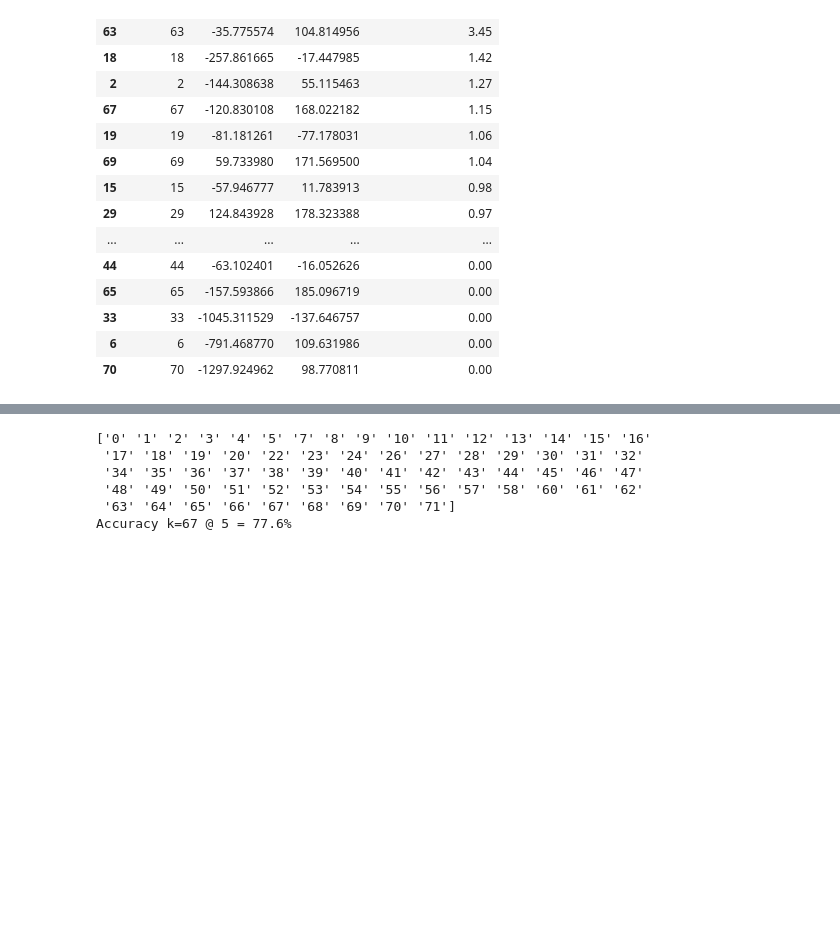
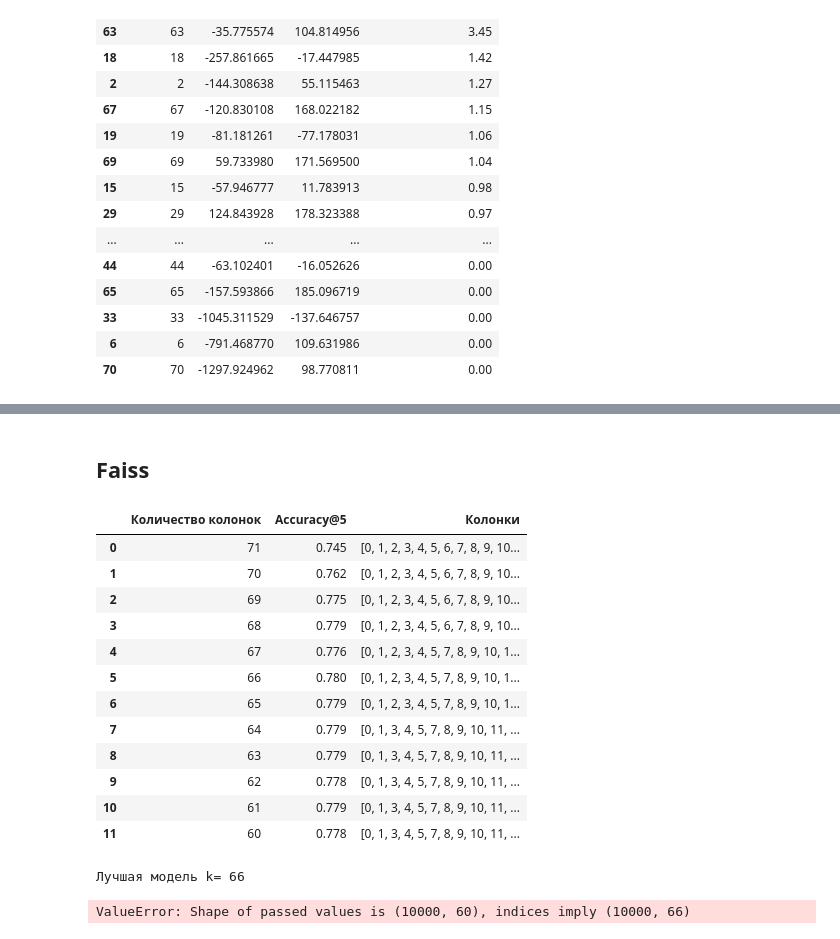
Before and after one commit to 9yx/matching, a Jupyter notebook: matching.ipynb, the cells around one changed output, grey strips where cells are left out. Drawn from its saved outputs; the diff is of its cells as text; code cells hidden in the pictures; blank space fills up the shorter version.

```diff
--- a/matching.ipynb
+++ b/matching.ipynb
@@ -338 +340,25 @@ base_index = {k: v for k, v in enumerate(df_base.index.to_list())}
+# %% [markdown]
+## Faiss
+# %%
+df_train_y = df_train['Target']
+df_train.drop('Target', axis=1, inplace=True)
+# %%
+class ScalerWithNames(BaseEstimator, TransformerMixin):
+    def __init__(self, scaler=StandardScaler()):
+        self.scaler = scaler
+        self.columns = None
+
+    def fit(self, X, y=None):
+        self.columns = X.columns
+        self.scaler.fit(X, y)
+        return self
+
+    def transform(self, X):
+        X_scaled = self.scaler.transform(X)
+        return pd.DataFrame(X_scaled, columns=self.columns, index=X.index)
+
+data_preprocessor = make_column_transformer((ScalerWithNames(), make_column_selector(dtype_include='number')),
+                                            remainder='passthrough')
+
+pipeline = Pipeline(steps=[('scaler', data_preprocessor)])
 # %%
@@ -375,10 +396,41 @@ def train(k):
-# %%
-distances, indices, df_train_scaled, df_base_scaled, features_names, ivf_index, scaler = train(67)
-# %% [output]
-['0' '1' '2' '3' '4' '5' '7' '8' '9' '10' '11' '12' '13' '14' '15' '16'
- '17' '18' '19' '20' '22' '23' '24' '26' '27' '28' '29' '30' '31' '32'
- '34' '35' '36' '37' '38' '39' '40' '41' '42' '43' '44' '45' '46' '47'
- '48' '49' '50' '51' '52' '53' '54' '55' '56' '57' '58' '60' '61' '62'
- '63' '64' '65' '66' '67' '68' '69' '70' '71']
-Accuracy k=67 @ 5 = 77.6%
+# %%
+result = []
+D = None
+I = None
+df_train_scaled = None
+df_base_scaled = None
+features_names = None
+accuracy = 0
+
+for k in reversed(range(60, df_base.shape[1])):
+    temp_D, temp_I, temp_df_train_scaled, temp_df_base_scaled, temp_features_names, temp_acc = search_best_columns(df_base, df_train, df_train_y, k)
+    result.append({"Количество колонок": k, "Accuracy@5": round(temp_acc, 3), "Колонки": temp_features_names})
+    if accuracy < temp_acc:
+        D = temp_D
+        I = temp_I
+        df_train_scaled = temp_df_train_scaled
+        df_base_scaled = temp_df_base_scaled
+        features_names = temp_features_names
+        accuracy = temp_acc
+display(pd.DataFrame(result))
+print("Лучшая модель k=", len(features_names))
+# %% [output]
+|  | Количество колонок | Accuracy@5 | Колонки |
+| 0 | 71 | 0.745 | [0, 1, 2, 3, 4, 5, 6, 7, 8, 9, 10... |
+| 1 | 70 | 0.762 | [0, 1, 2, 3, 4, 5, 6, 7, 8, 9, 10... |
+| 2 | 69 | 0.775 | [0, 1, 2, 3, 4, 5, 6, 7, 8, 9, 10... |
+| 3 | 68 | 0.779 | [0, 1, 2, 3, 4, 5, 6, 7, 8, 9, 10... |
+| 4 | 67 | 0.776 | [0, 1, 2, 3, 4, 5, 7, 8, 9, 10, 1... |
+| 5 | 66 | 0.780 | [0, 1, 2, 3, 4, 5, 7, 8, 9, 10, 1... |
+| 6 | 65 | 0.779 | [0, 1, 2, 3, 4, 5, 7, 8, 9, 10, 1... |
+| 7 | 64 | 0.779 | [0, 1, 3, 4, 5, 7, 8, 9, 10, 11, ... |
+| 8 | 63 | 0.779 | [0, 1, 3, 4, 5, 7, 8, 9, 10, 11, ... |
+| 9 | 62 | 0.778 | [0, 1, 3, 4, 5, 7, 8, 9, 10, 11, ... |
+| 10 | 61 | 0.779 | [0, 1, 3, 4, 5, 7, 8, 9, 10, 11, ... |
+| 11 | 60 | 0.778 | [0, 1, 3, 4, 5, 7, 8, 9, 10, 11, ... |
+Лучшая модель k= 66
+# %%
+df_valid_scaled = pd.DataFrame(pipeline.transform(df_valid[features_names]), columns=df_valid[features_names].columns, index=df_valid[features_names].index)
+# %% [output]
+ValueError: Shape of passed values is (10000, 60), indices imply (10000, 66)
 # %%
```
Also changed, not shown: parts of 17 cells of this notebook.
